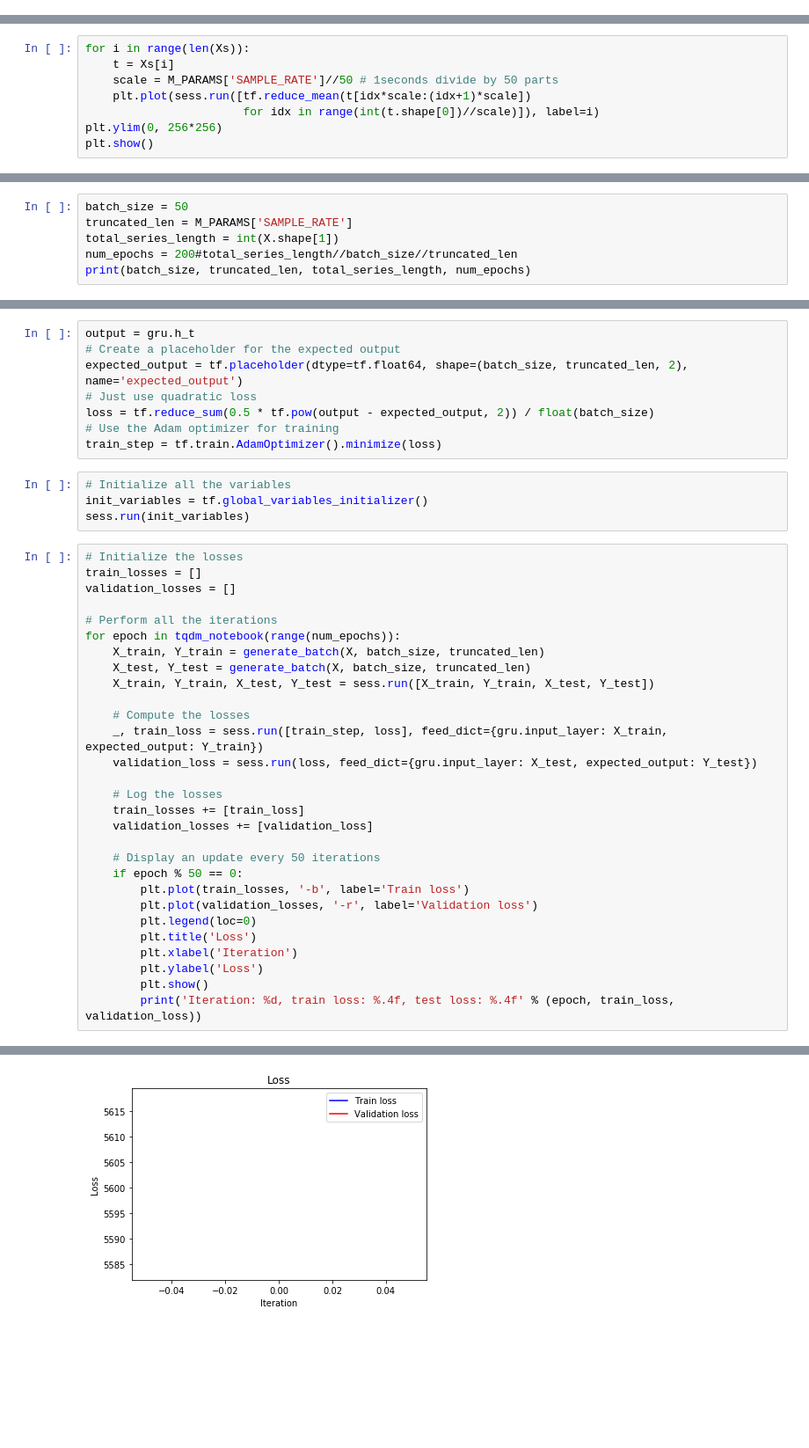
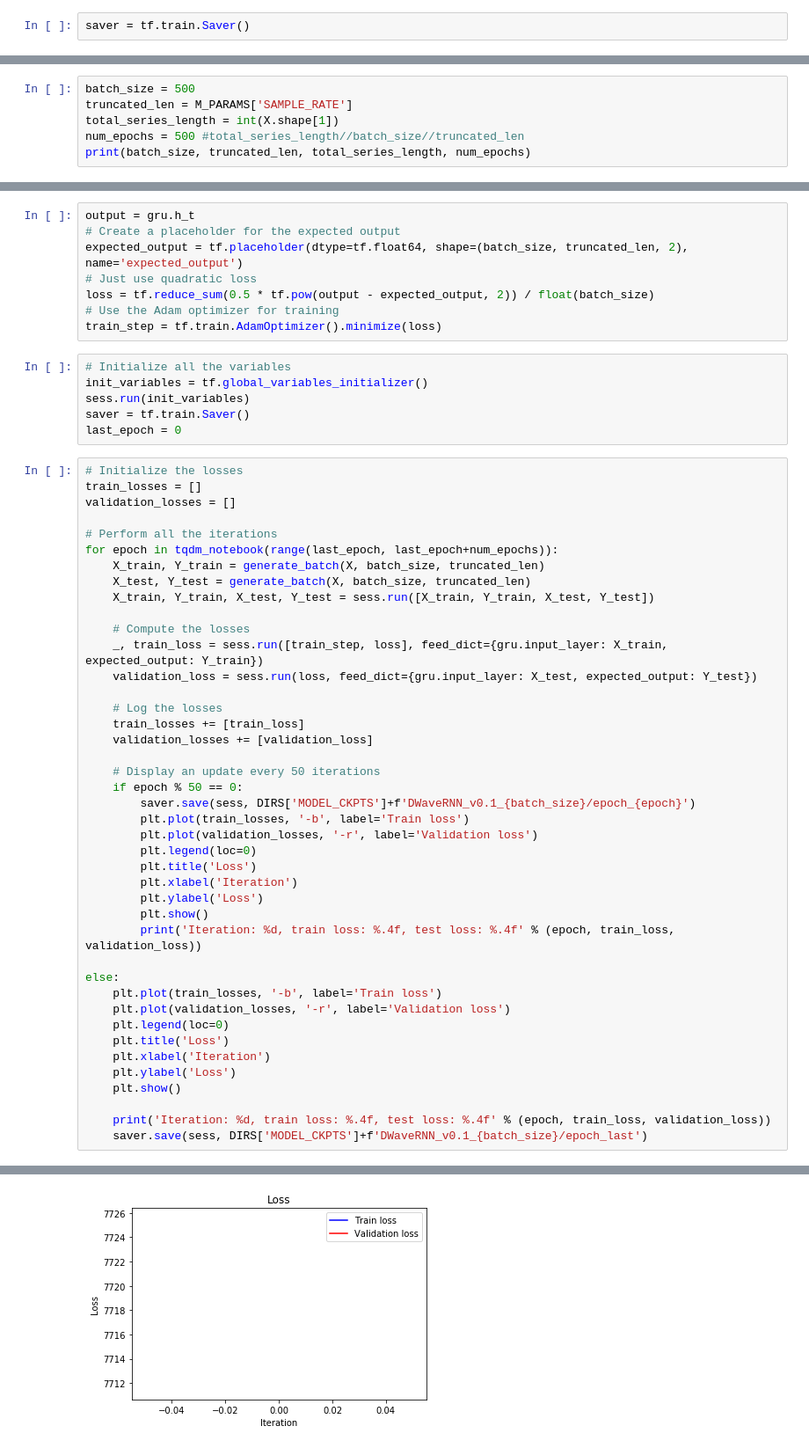
Before and after one commit to EgorDudyrev/Speach_Synthesizer, a Jupyter notebook: notebooks/ed-2019.03.12-DWaveRNN_v0.1.ipynb, the cells around one changed output, grey strips where cells are left out. Shown at 88% size. Drawn from its saved outputs; the diff is of its cells as text; blank space fills up the shorter version.

```diff
--- a/notebooks/ed-2019.03.12-DWaveRNN_v0.1.ipynb
+++ b/notebooks/ed-2019.03.12-DWaveRNN_v0.1.ipynb
@@ -204,0 +237,2 @@ Iteration: 0, train loss: 5261.8815, test loss: 5302.8900
+# %%
+saver = tf.train.Saver()
@@ -208,11 +246,3 @@ Iteration: 0, train loss: 5261.8815, test loss: 5302.8900
 M_PARAMS['SAMPLE_RATE']
 # %% [output]
 16000
-# %%
-for i in range(len(Xs)):
-    t = Xs[i]
-    scale = M_PARAMS['SAMPLE_RATE']//50 # 1seconds divide by 50 parts
-    plt.plot(sess.run([tf.reduce_mean(t[idx*scale:(idx+1)*scale])
-                       for idx in range(int(t.shape[0])//scale)]), label=i)
-plt.ylim(0, 256*256)
-plt.show()
@@ -247,9 +346,9 @@ sl.write_audio_not_one_hot(audio=gen_to_wav[0], filename='output_0.wav', session
 # %% [markdown]
 ## V2
 # %%
-batch_size = 50
+batch_size = 500
 truncated_len = M_PARAMS['SAMPLE_RATE']
 total_series_length = int(X.shape[1])
-num_epochs = 200#total_series_length//batch_size//truncated_len
+num_epochs = 500 #total_series_length//batch_size//truncated_len
 print(batch_size, truncated_len, total_series_length, num_epochs)
 # %% [output]
@@ -271,13 +370,15 @@ train_step = tf.train.AdamOptimizer().minimize(loss)
 # Initialize all the variables
 init_variables = tf.global_variables_initializer()
 sess.run(init_variables)
+saver = tf.train.Saver()
+last_epoch = 0
 # %%
 # Initialize the losses
 train_losses = []
 validation_losses = []
 
 # Perform all the iterations
-for epoch in tqdm_notebook(range(num_epochs)):
+for epoch in tqdm_notebook(range(last_epoch, last_epoch+num_epochs)):
     X_train, Y_train = generate_batch(X, batch_size, truncated_len)
     X_test, Y_test = generate_batch(X, batch_size, truncated_len)
     X_train, Y_train, X_test, Y_test = sess.run([X_train, Y_train, X_test, Y_test])
@@ -292,6 +393,7 @@ for epoch in tqdm_notebook(range(num_epochs)):
 
     # Display an update every 50 iterations
     if epoch % 50 == 0:
+        saver.save(sess, DIRS['MODEL_CKPTS']+f'DWaveRNN_v0.1_{batch_size}/epoch_{epoch}')
         plt.plot(train_losses, '-b', label='Train loss')
         plt.plot(validation_losses, '-r', label='Validation loss')
         plt.legend(loc=0)
@@ -300,4 +402,16 @@ for epoch in tqdm_notebook(range(num_epochs)):
         plt.ylabel('Loss')
         plt.show()
         print('Iteration: %d, train loss: %.4f, test loss: %.4f' % (epoch, train_loss, validation_loss))
+
+else:
+    plt.plot(train_losses, '-b', label='Train loss')
+    plt.plot(validation_losses, '-r', label='Validation loss')
+    plt.legend(loc=0)
+    plt.title('Loss')
+    plt.xlabel('Iteration')
+    plt.ylabel('Loss')
+    plt.show()
+
+    print('Iteration: %d, train loss: %.4f, test loss: %.4f' % (epoch, train_loss, validation_loss))
+    saver.save(sess, DIRS['MODEL_CKPTS']+f'DWaveRNN_v0.1_{batch_size}/epoch_last')
 # %% [output]
@@ -305 +421 @@ for epoch in tqdm_notebook(range(num_epochs)):
-[figure, old version]
+[figure, new version]
```
Also changed, not shown: parts of 36 cells of this notebook, 2 other files.
